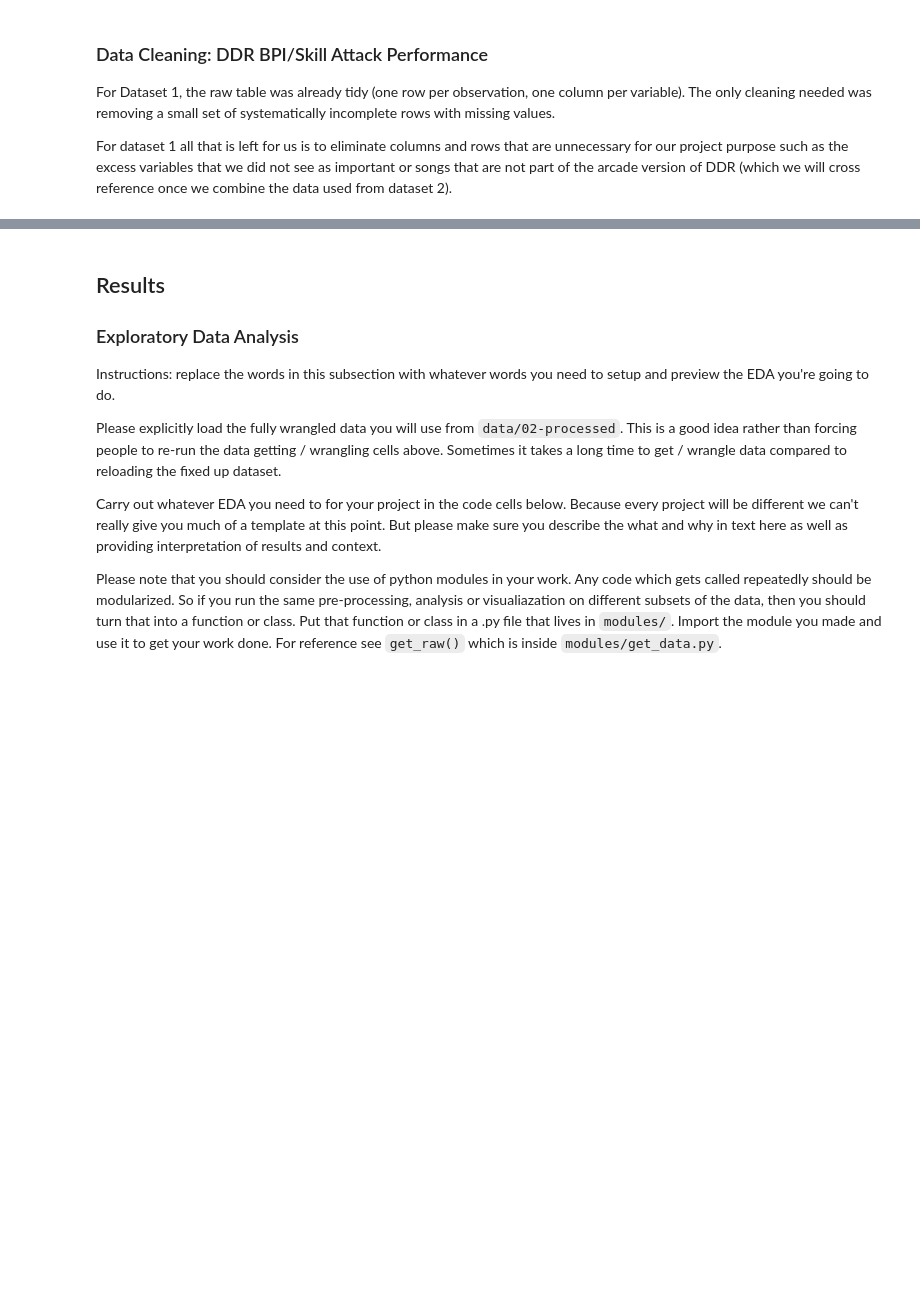
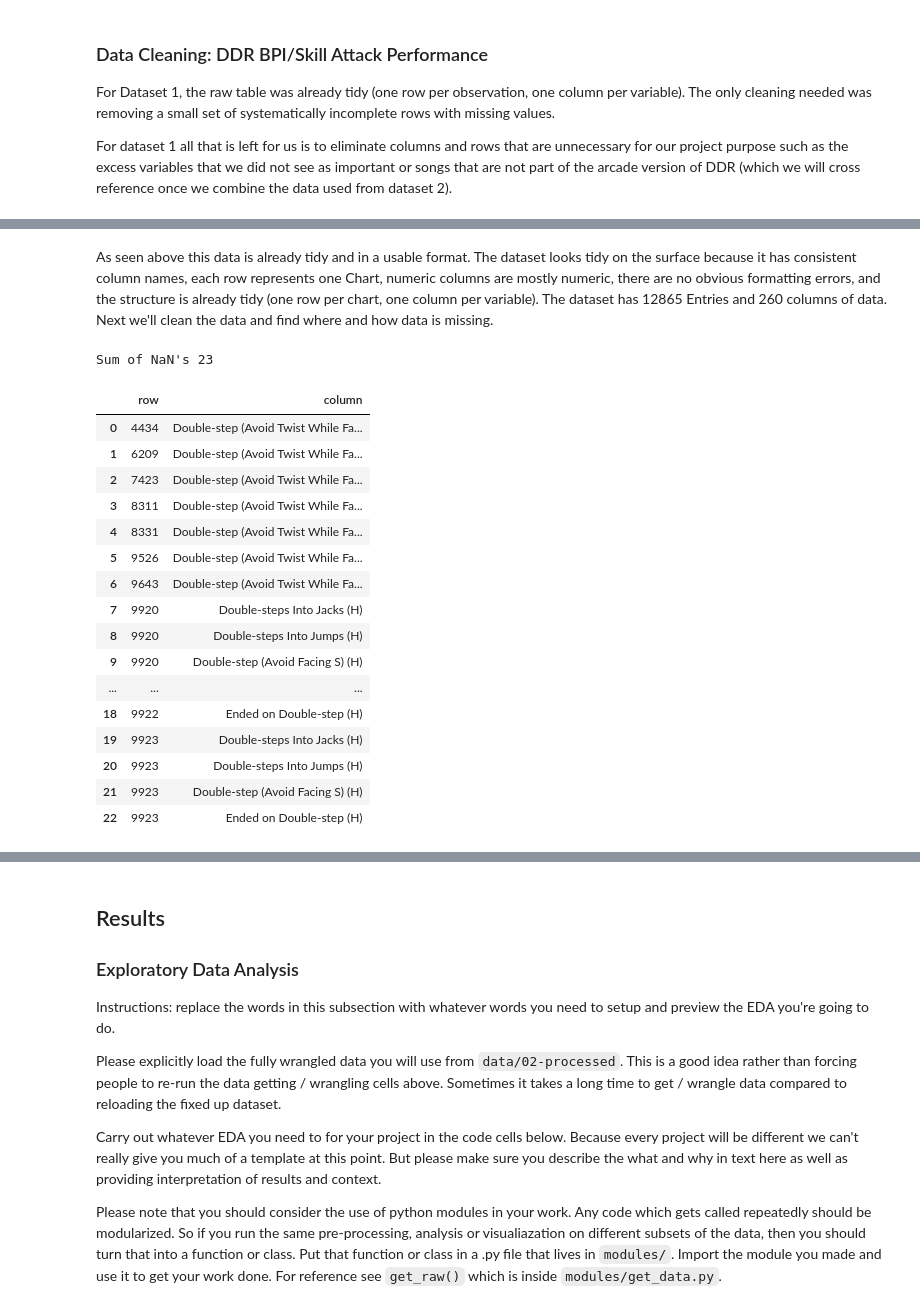
Before and after one commit to COGS108/Group051_WI26, a Jupyter notebook: 02-EDACheckpoint.ipynb, the cells around one changed output, grey strips where cells are left out. Saved outputs shown, nothing was run; the diff lists cells and outputs as text; code cells hidden in the pictures; blank space fills up the shorter version.

```diff
--- a/02-EDACheckpoint.ipynb
+++ b/02-EDACheckpoint.ipynb
@@ -352,0 +374,26 @@ For dataset 1 all that is left for us is to eliminate columns and rows that are
+# %% [markdown]
+As seen above this data is already tidy and in a usable format. The dataset looks tidy on the surface because it has consistent column names, each row represents one Chart, numeric columns are mostly numeric, there are no obvious formatting errors, and the structure is already tidy (one row per chart, one column per variable). The dataset has 12865 Entries and 260 columns of data. Next we'll clean the data and find where and how data is missing.
+# %%
+print("Sum of NaN's " + str(Dataset2.isna().sum().sum())) # Print total number of NaN's in the dataset
+null_locs = (Dataset2.isna().stack().loc[lambda s: s].reset_index().rename(columns={"level_0": "row", "level_1": "column", 0: "is_null"})) # Create filter which will show all NaN row and columns
+
+null_locs[["row", "column"]].head(25) # Display results
+# %% [output]
+Sum of NaN's 23
+|  | row | column |
+| 0 | 4434 | Double-step (Avoid Twist While Fa... |
+| 1 | 6209 | Double-step (Avoid Twist While Fa... |
+| 2 | 7423 | Double-step (Avoid Twist While Fa... |
+| 3 | 8311 | Double-step (Avoid Twist While Fa... |
+| 4 | 8331 | Double-step (Avoid Twist While Fa... |
+| 5 | 9526 | Double-step (Avoid Twist While Fa... |
+| 6 | 9643 | Double-step (Avoid Twist While Fa... |
+| 7 | 9920 | Double-steps Into Jacks (H) |
+| 8 | 9920 | Double-steps Into Jumps (H) |
+| 9 | 9920 | Double-step (Avoid Facing S) (H) |
+| ... | ... | ... |
+| 18 | 9922 | Ended on Double-step (H) |
+| 19 | 9923 | Double-steps Into Jacks (H) |
+| 20 | 9923 | Double-steps Into Jumps (H) |
+| 21 | 9923 | Double-step (Avoid Facing S) (H) |
+| 22 | 9923 | Ended on Double-step (H) |
```
Also changed, not shown: parts of 9 cells of this notebook.
